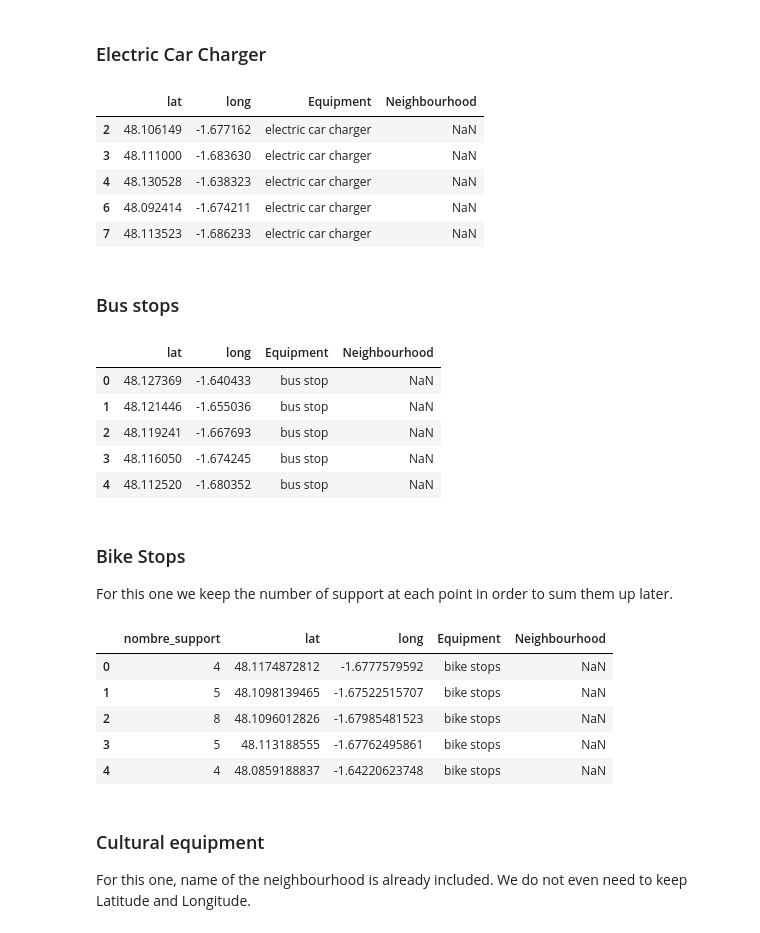
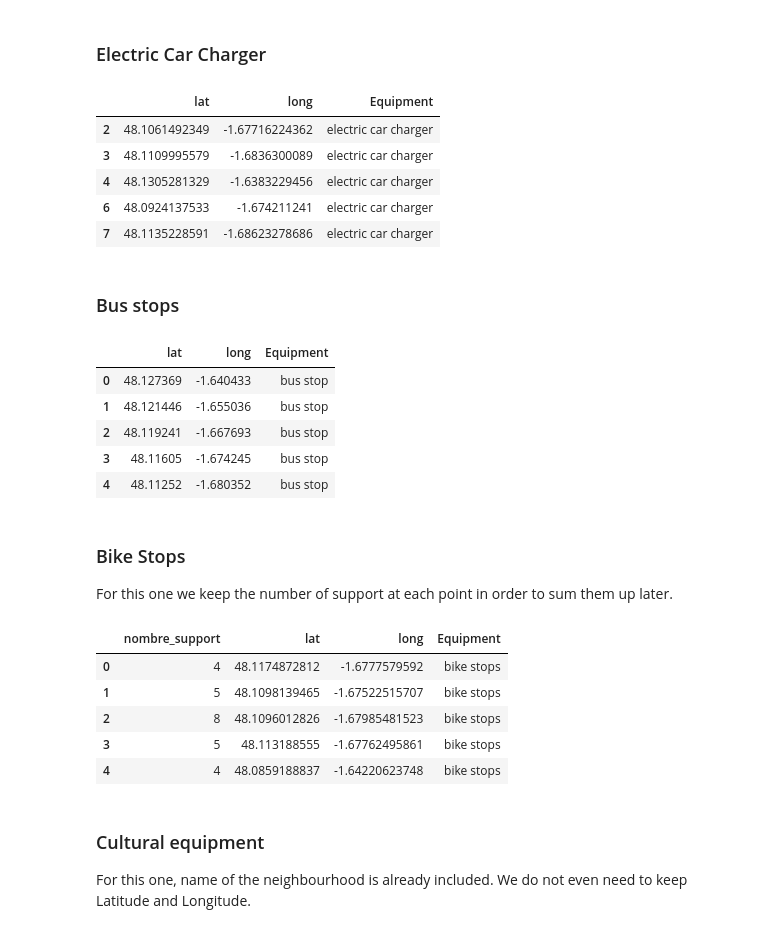
Before and after one commit to olivedu35/Coursera, a Jupyter notebook: Final Capstone Project.ipynb, the cells around one changed output. Cells and saved outputs as stored; diff of their text form; code cells hidden in the pictures.

```diff
--- a/Final Capstone Project.ipynb
+++ b/Final Capstone Project.ipynb
@@ -169,15 +169,14 @@ electric_car_charger = electric_car_charger.loc[electric_car_charger['town'] ==
 electric_car_charger['lat'], electric_car_charger['long'] = electric_car_charger['Geo Point'].str.split(',').str
 electric_car_charger = electric_car_charger[['lat','long']]
 electric_car_charger['Equipment'] = 'electric car charger'
-electric_car_charger['Neighbourhood'] = np.nan
 electric_car_charger.head()
 # %% [output]
-|  | lat | long | Equipment | Neighbourhood |
-| 2 | 48.106149 | -1.677162 | electric car charger | NaN |
-| 3 | 48.111000 | -1.683630 | electric car charger | NaN |
-| 4 | 48.130528 | -1.638323 | electric car charger | NaN |
-| 6 | 48.092414 | -1.674211 | electric car charger | NaN |
-| 7 | 48.113523 | -1.686233 | electric car charger | NaN |
+|  | lat | long | Equipment |
+| 2 | 48.1061492349 | -1.67716224362 | electric car charger |
+| 3 | 48.1109995579 | -1.6836300089 | electric car charger |
+| 4 | 48.1305281329 | -1.6383229456 | electric car charger |
+| 6 | 48.0924137533 | -1.674211241 | electric car charger |
+| 7 | 48.1135228591 | -1.68623278686 | electric car charger |
 # %% [markdown]
 ### Bus stops
 # %%
@@ -190,15 +189,14 @@ bus_stop = bus_stop.loc[bus_stop['Commune (nom)'] == 'Rennes']
 bus_stop['lat'], bus_stop['long'] = bus_stop['Coordonnées'].str.split(',').str
 bus_stop = bus_stop[['lat','long']]
 bus_stop['Equipment'] = 'bus stop'
-bus_stop['Neighbourhood'] = np.nan
 bus_stop.head()
 # %% [output]
-|  | lat | long | Equipment | Neighbourhood |
-| 0 | 48.127369 | -1.640433 | bus stop | NaN |
-| 1 | 48.121446 | -1.655036 | bus stop | NaN |
-| 2 | 48.119241 | -1.667693 | bus stop | NaN |
-| 3 | 48.116050 | -1.674245 | bus stop | NaN |
-| 4 | 48.112520 | -1.680352 | bus stop | NaN |
+|  | lat | long | Equipment |
+| 0 | 48.127369 | -1.640433 | bus stop |
+| 1 | 48.121446 | -1.655036 | bus stop |
+| 2 | 48.119241 | -1.667693 | bus stop |
+| 3 | 48.11605 | -1.674245 | bus stop |
+| 4 | 48.11252 | -1.680352 | bus stop |
 # %% [markdown]
 ### Bike Stops
 
@@ -206,22 +204,21 @@ For this one we keep the number of support at each point in order to sum them up
 # %%
 body = client_2551b64066e74033992250268342bdad.get_object(Bucket='courseraproject-donotdelete-pr-pstz2scfjmnlsh',Key='supports-velos.csv')['Body']
 # add missing __iter__ method, so pandas accepts body as file-like object
 if not hasattr(body, "__iter__"): body.__iter__ = types.MethodType( __iter__, body )
 
 bike_stops = pd.read_csv(body,delimiter=';')
 bike_stops = bike_stops.loc[bike_stops['nom_commune'] == 'Rennes']
 bike_stops['lat'], bike_stops['long'] = bike_stops['Geo Point'].str.split(',').str
 bike_stops = bike_stops[['nombre_support', 'lat', 'long']]
 bike_stops['Equipment'] = 'bike stops'
-bike_stops['Neighbourhood'] = np.nan
 bike_stops.head()
 # %% [output]
-|  | nombre_support | lat | long | Equipment | Neighbourhood |
-| 0 | 4 | 48.1174872812 | -1.6777579592 | bike stops | NaN |
-| 1 | 5 | 48.1098139465 | -1.67522515707 | bike stops | NaN |
-| 2 | 8 | 48.1096012826 | -1.67985481523 | bike stops | NaN |
-| 3 | 5 | 48.113188555 | -1.67762495861 | bike stops | NaN |
-| 4 | 4 | 48.0859188837 | -1.64220623748 | bike stops | NaN |
+|  | nombre_support | lat | long | Equipment |
+| 0 | 4 | 48.1174872812 | -1.6777579592 | bike stops |
+| 1 | 5 | 48.1098139465 | -1.67522515707 | bike stops |
+| 2 | 8 | 48.1096012826 | -1.67985481523 | bike stops |
+| 3 | 5 | 48.113188555 | -1.67762495861 | bike stops |
+| 4 | 4 | 48.0859188837 | -1.64220623748 | bike stops |
 # %% [markdown]
 ### Cultural equipment
 
```
Also changed, not shown: parts of 20 cells of this notebook.
